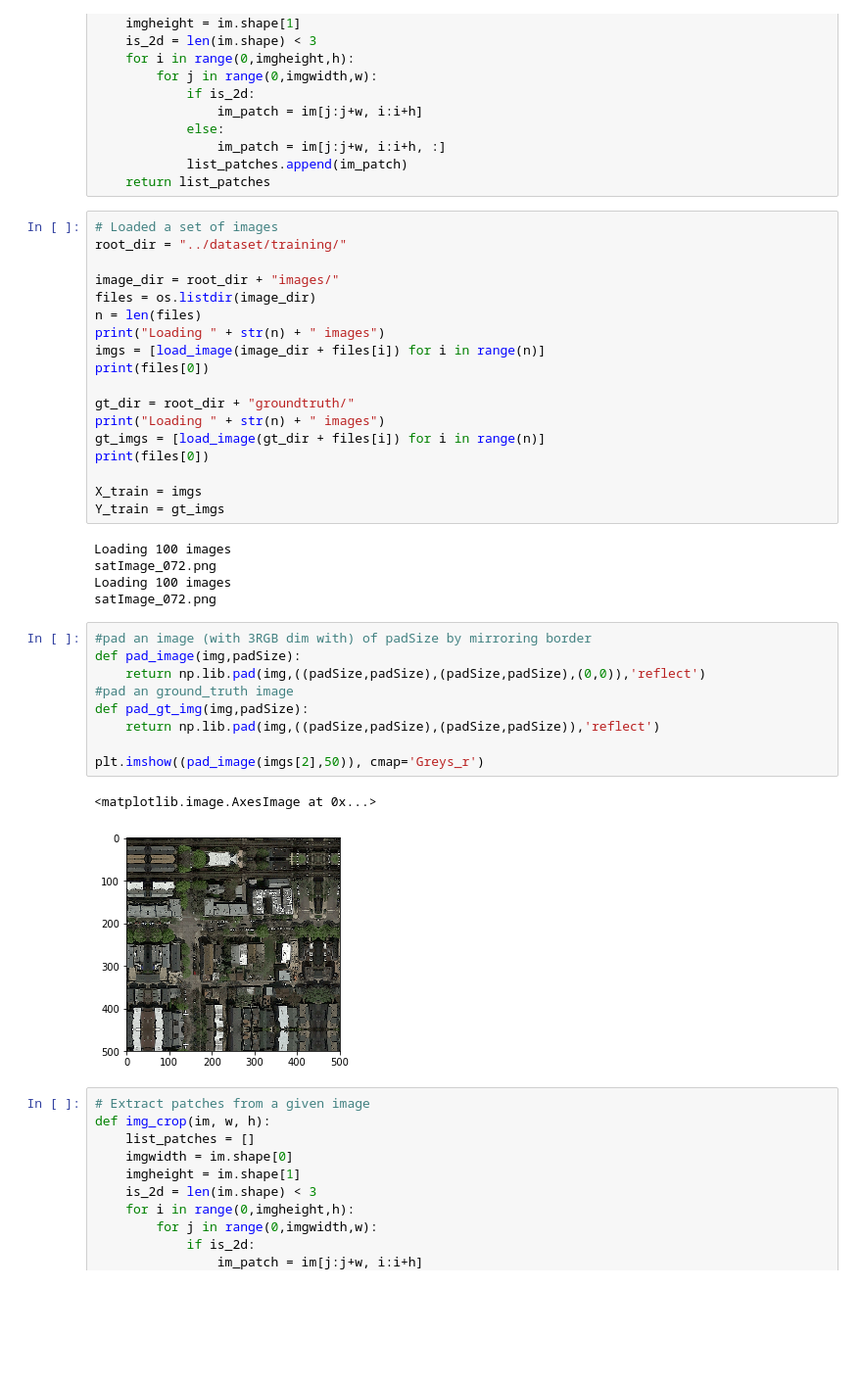
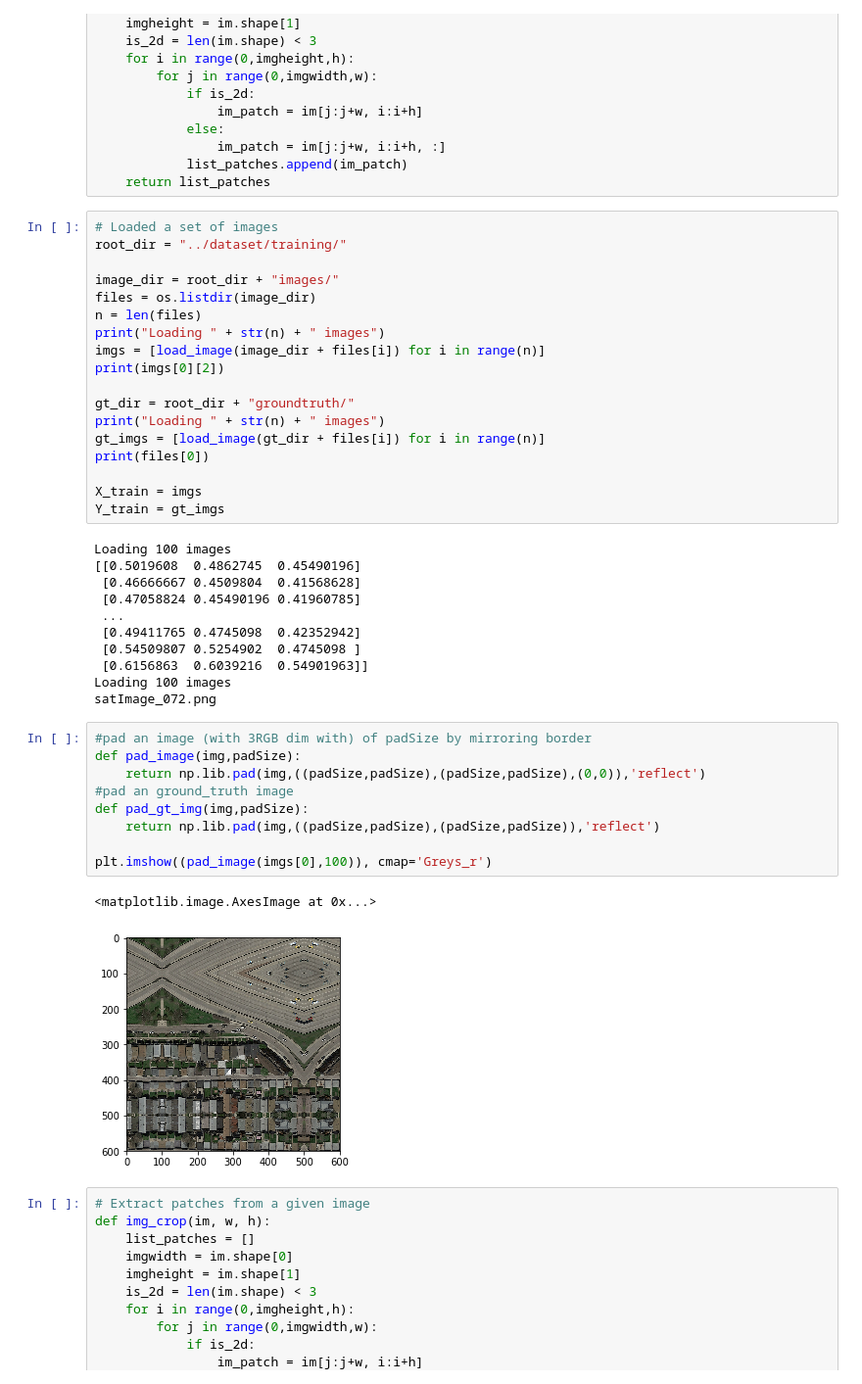
Before and after one commit to yannvon/road-segmentation, a Jupyter notebook: src/segmentation_pipeline.ipynb, the cells around one changed output. Shown at 98% size. Cells and saved outputs as stored; diff of their text form; blank space fills up the shorter version.

```diff
--- a/src/segmentation_pipeline.ipynb
+++ b/src/segmentation_pipeline.ipynb
@@ -41,7 +41,7 @@ files = os.listdir(image_dir)
 n = len(files)
 print("Loading " + str(n) + " images")
 imgs = [load_image(image_dir + files[i]) for i in range(n)]
-print(files[0])
+print(imgs[0][2])
 
 gt_dir = root_dir + "groundtruth/"
 print("Loading " + str(n) + " images")
@@ -51,22 +51,28 @@ print(files[0])
 X_train = imgs
 Y_train = gt_imgs
 # %% [output]
+Loading 100 images
+[[0.5019608  0.4862745  0.45490196]
+ [0.46666667 0.4509804  0.41568628]
+ [0.47058824 0.45490196 0.41960785]
+ ...
+ [0.49411765 0.4745098  0.42352942]
+ [0.54509807 0.5254902  0.4745098 ]
+ [0.6156863  0.6039216  0.54901963]]
 Loading 100 images
 satImage_072.png
-Loading 100 images
-satImage_072.png
 # %%
 #pad an image (with 3RGB dim with) of padSize by mirroring border
 def pad_image(img,padSize):
     return np.lib.pad(img,((padSize,padSize),(padSize,padSize),(0,0)),'reflect')
 #pad an ground_truth image
 def pad_gt_img(img,padSize):
     return np.lib.pad(img,((padSize,padSize),(padSize,padSize)),'reflect')
 
-plt.imshow((pad_image(imgs[2],50)), cmap='Greys_r')
+plt.imshow((pad_image(imgs[0],100)), cmap='Greys_r')
 # %% [output]
 <matplotlib.image.AxesImage at 0x...>
-[figure, old version]
+[figure, new version]
 # %%
 # Extract patches from a given image
 def img_crop(im, w, h):
```
Also changed, not shown: parts of 5 cells of this notebook, 41 other files.
